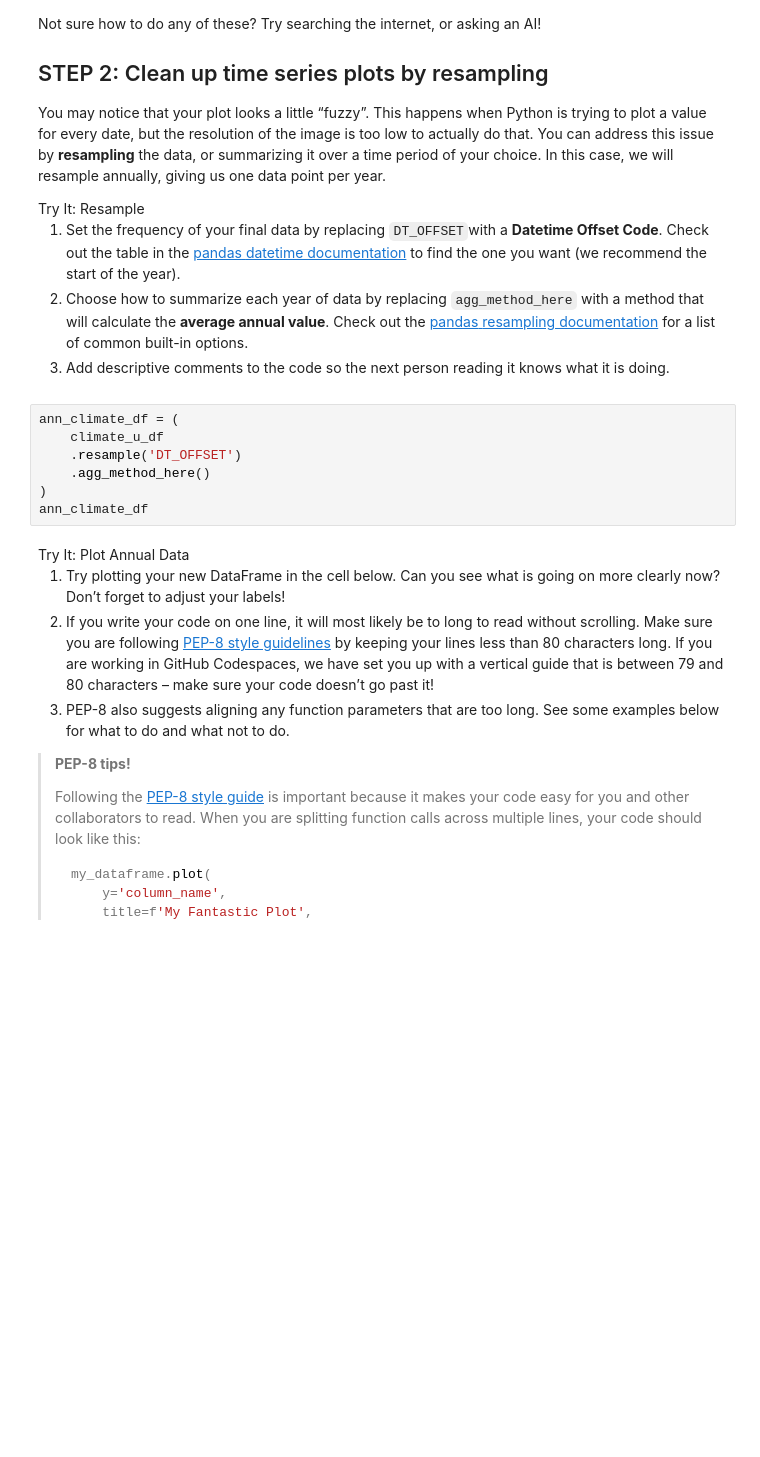
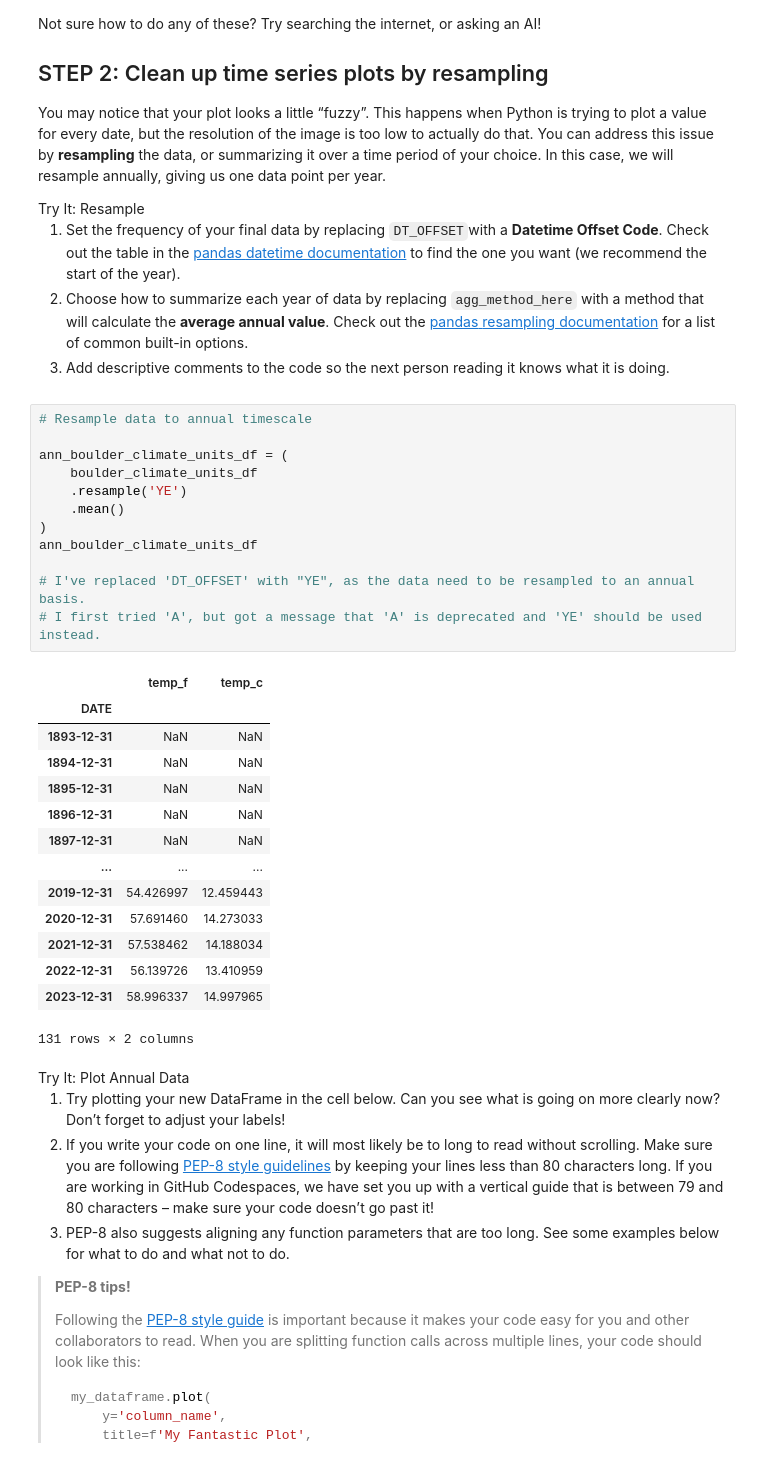
Before and after one commit to earthlab-education/02-climate-rainihelmstadter, a Jupyter notebook: Climate-Coding-Challenge_Part-4.ipynb, the cells around one changed output. Saved outputs shown, nothing was run; the diff lists cells and outputs as text; blank space fills up the shorter version.

```diff
--- a/Climate-Coding-Challenge_Part-4.ipynb
+++ b/Climate-Coding-Challenge_Part-4.ipynb
@@ -119,12 +148,32 @@ resampling documentation</a> for a list of common built-in options.</li>
 knows what it is doing.</li>
 </ol></div></div>
 # %%
-ann_climate_df = (
-    climate_u_df
-    .resample('DT_OFFSET')
-    .agg_method_here()
+# Resample data to annual timescale
+
+ann_boulder_climate_units_df = (
+    boulder_climate_units_df
+    .resample('YE')
+    .mean()
 )
-ann_climate_df
+ann_boulder_climate_units_df
+
+# I've replaced 'DT_OFFSET' with "YE", as the data need to be resampled to an annual basis.
+# I first tried 'A', but got a message that 'A' is deprecated and 'YE' should be used instead.
+# %% [output]
+|  | temp_f | temp_c |
+| DATE |  |  |
+| 1893-12-31 | NaN | NaN |
+| 1894-12-31 | NaN | NaN |
+| 1895-12-31 | NaN | NaN |
+| 1896-12-31 | NaN | NaN |
+| 1897-12-31 | NaN | NaN |
+| ... | ... | ... |
+| 2019-12-31 | 54.426997 | 12.459443 |
+| 2020-12-31 | 57.691460 | 14.273033 |
+| 2021-12-31 | 57.538462 | 14.188034 |
+| 2022-12-31 | 56.139726 | 13.410959 |
+| 2023-12-31 | 58.996337 | 14.997965 |
+131 rows × 2 columns
 # %% [markdown]
 <link rel="stylesheet" type="text/css" href="./assets/styles.css"><div class="callout callout-style-default callout-titled callout-task"><div class="callout-header"><div class="callout-icon-container"><i class="callout-icon"></i></div><div class="callout-title-container flex-fill">Try It: Plot Annual Data</div></div><div class="callout-body-container callout-body"><ol type="1">
 <li>Try plotting your new DataFrame in the cell below. Can you see what
```
Also changed, not shown: parts of 9 cells of this notebook, 1 other file.
